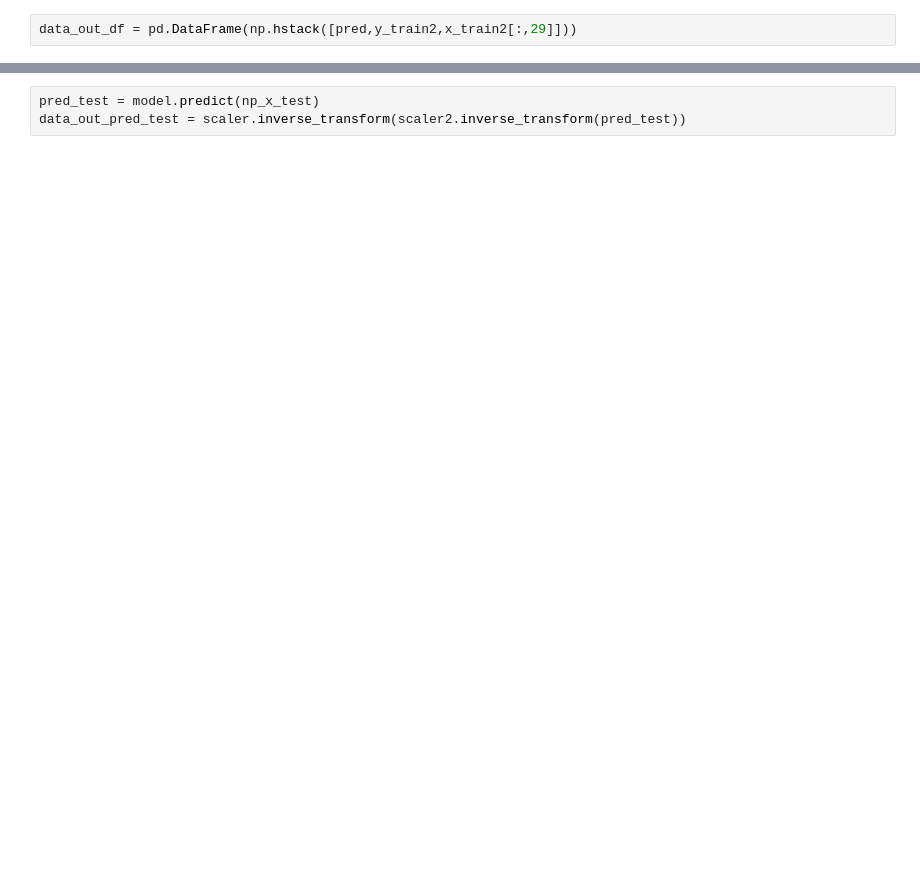
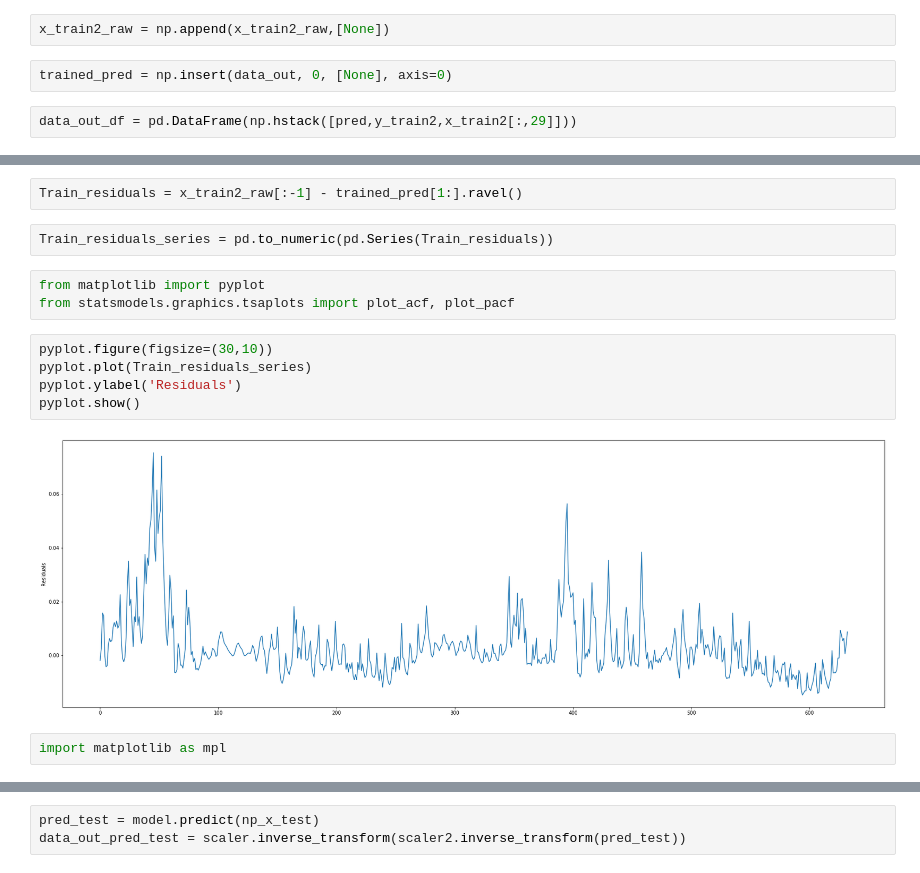
Before and after one commit to Zhimin90/London_Energy_Study_in_R, a Jupyter notebook: Python LSTM Keras/LSTM.ipynb, the cells around one changed output, grey strips where cells are left out. Saved outputs shown, nothing was run; the diff lists cells and outputs as text; blank space fills up the shorter version.

```diff
--- a/Python LSTM Keras/LSTM.ipynb
+++ b/Python LSTM Keras/LSTM.ipynb
@@ -209,3 +225,7 @@ data_out.shape
+# %%
+x_train2_raw = np.append(x_train2_raw,[None])
+# %%
+trained_pred = np.insert(data_out, 0, [None], axis=0)
 # %%
 data_out_df = pd.DataFrame(np.hstack([pred,y_train2,x_train2[:,29]]))
 # %%
@@ -215,0 +233,16 @@ data_out_df.plot(figsize=(30,10))
+# %%
+Train_residuals = x_train2_raw[:-1] - trained_pred[1:].ravel()
+# %%
+Train_residuals_series = pd.to_numeric(pd.Series(Train_residuals))
+# %%
+from matplotlib import pyplot
+from statsmodels.graphics.tsaplots import plot_acf, plot_pacf
+# %%
+pyplot.figure(figsize=(30,10))
+pyplot.plot(Train_residuals_series)
+pyplot.ylabel('Residuals')
+pyplot.show()
+# %% [output]
+[figure, added]
+# %%
+import matplotlib as mpl
```
Also changed, not shown: parts of 25 cells of this notebook, 1 other file.
